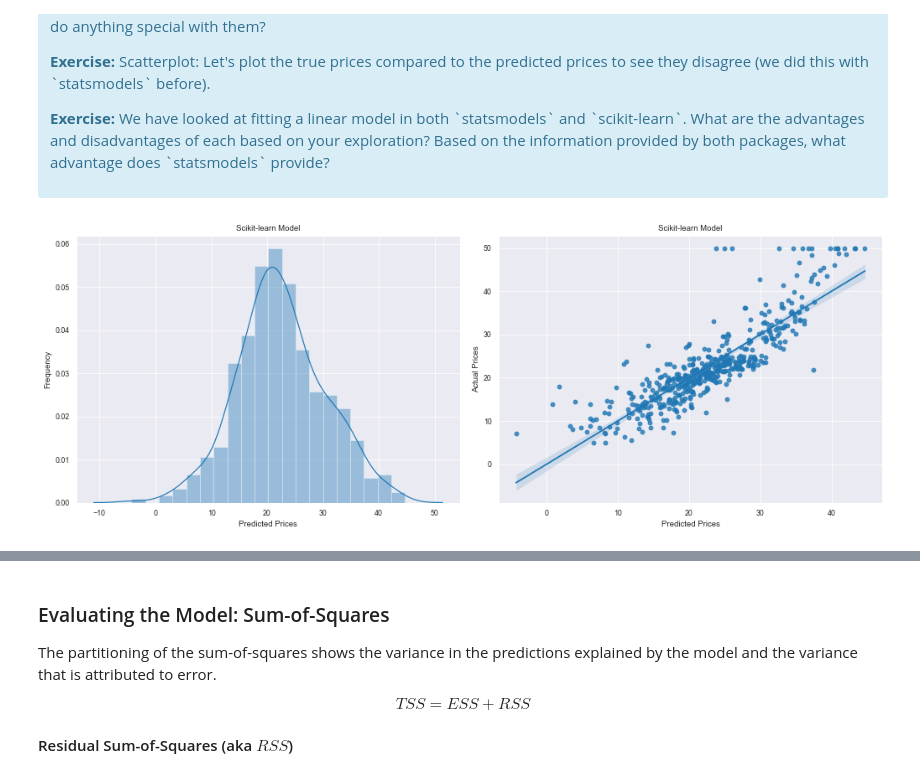
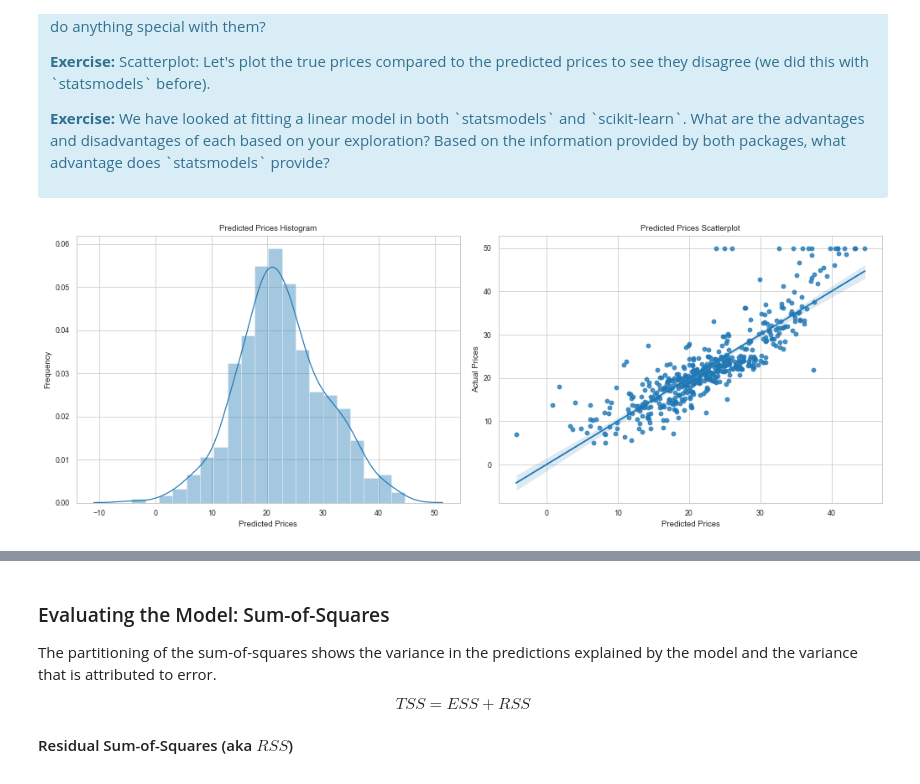
Before and after one commit to gdhakal/ml-projects-portfolio, a Jupyter notebook: linear-regression/Mini_Project_Linear_Regression.ipynb, the cells around one changed output, grey strips where cells are left out. Cells and saved outputs as stored; diff of their text form; code cells hidden in the pictures.

```diff
--- a/linear-regression/Mini_Project_Linear_Regression.ipynb
+++ b/linear-regression/Mini_Project_Linear_Regression.ipynb
@@ -28,7 +28,7 @@ import seaborn as sns
 
 # special matplotlib argument for improved plots
 from matplotlib import rcParams
-sns.set_style("darkgrid")
+sns.set_style("whitegrid")
 sns.set_context("paper")
 # %% [markdown]
 ***
@@ -634,18 +643,18 @@ array([30.00384338, 25.02556238, 30.56759672, 28.60703649, 27.94352423])
 # %%
 # your turn
 f, (ax1,ax2) = plt.subplots(1,2, figsize=(14,5))
 f.tight_layout(w_pad=2)
 
 sns.distplot(lm.predict(X), ax=ax1)
 ax1.set_xlabel('Predicted Prices')
 ax1.set_ylabel('Frequency')
-ax1.set_title('Scikit-learn Model')
+ax1.set_title('Predicted Prices Histogram')
 
 sns.regplot(lm.predict(X), bos.PRICE, ax=ax2)
 ax2.set_xlabel('Predicted Prices')
 ax2.set_ylabel('Actual Prices')
-ax2.set_title('Scikit-learn Model')
+ax2.set_title('Predicted Prices Scatterplot')
 
 plt.show()
 # %% [output]
-[figure, old version]
+[figure, new version]
```
Also changed, not shown: parts of 20 cells of this notebook.
